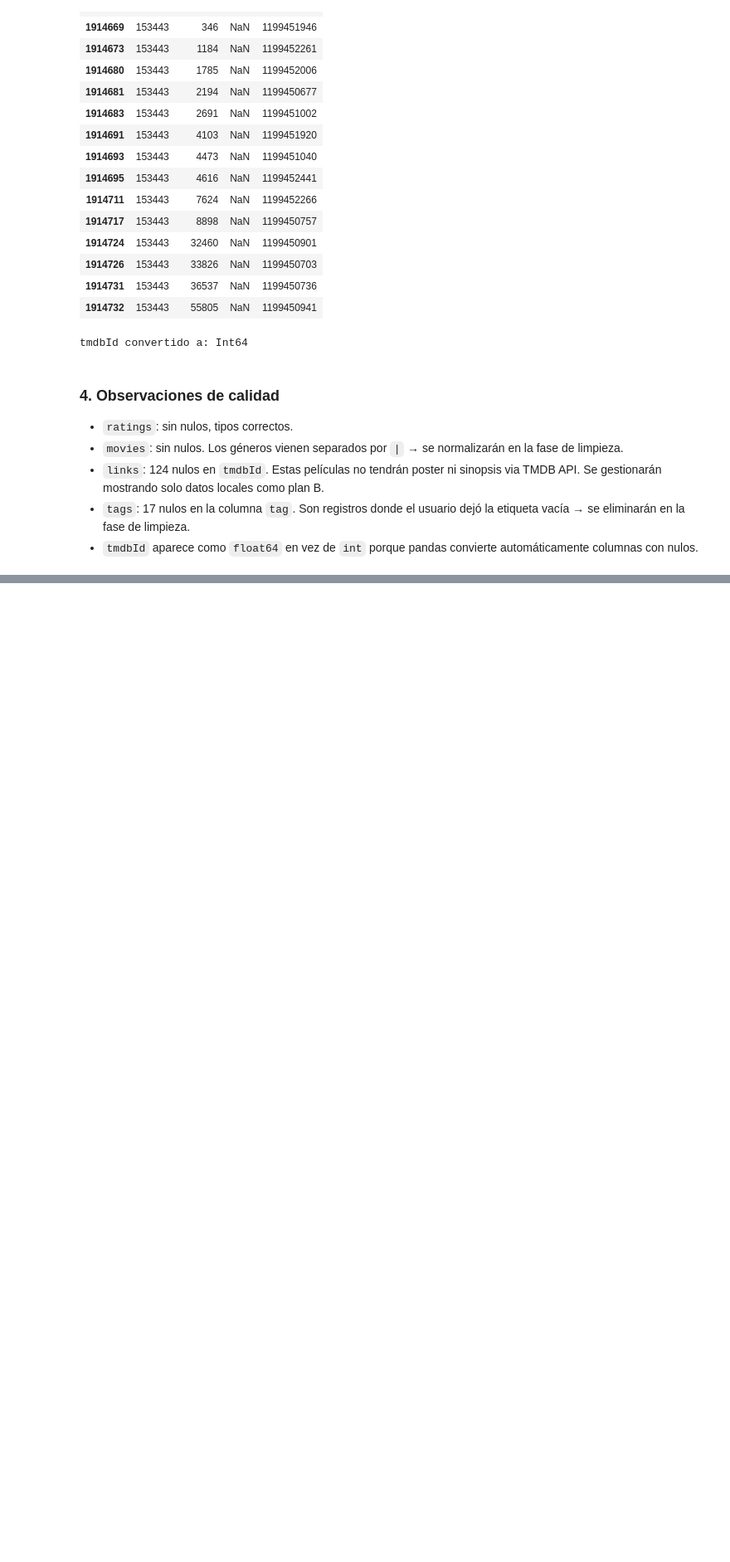
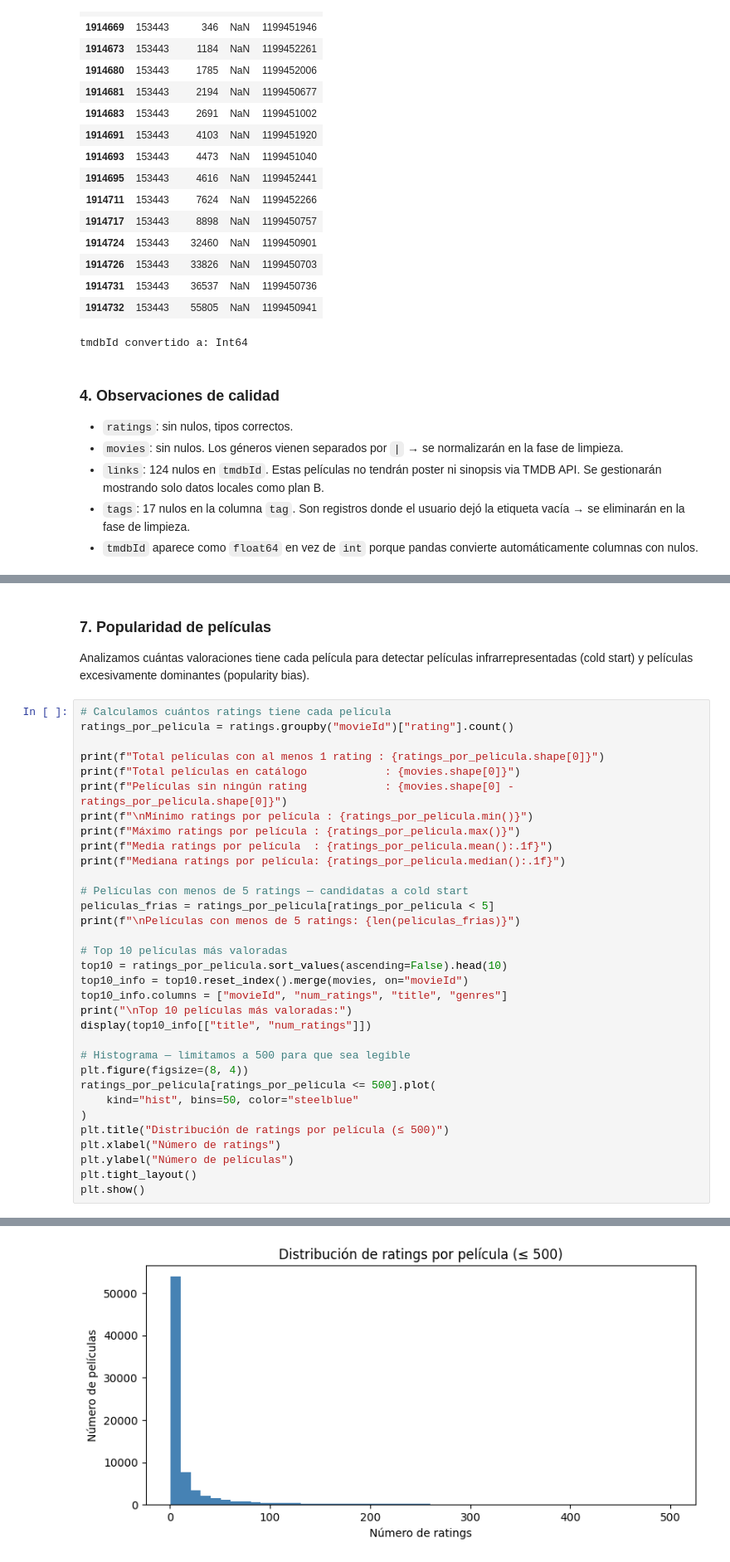
Before and after one commit to badrlah9/CineMatch-Sistema-de-recomendacion-peliculas, a Jupyter notebook: src/pipline/notebooks/eda.ipynb, the cells around one changed output, grey strips where cells are left out. Shown at 83% size. Saved outputs shown, nothing was run; the diff lists cells and outputs as text; blank space fills up the shorter version.

```diff
--- a/src/pipline/notebooks/eda.ipynb
+++ b/src/pipline/notebooks/eda.ipynb
@@ -156,0 +254,39 @@ tmdbId convertido a: Int64
+# %% [markdown]
+### 7. Popularidad de películas
+Analizamos cuántas valoraciones tiene cada película para detectar
+películas infrarrepresentadas (cold start) y películas
+excesivamente dominantes (popularity bias).
+# %%
+# Calculamos cuántos ratings tiene cada película
+ratings_por_pelicula = ratings.groupby("movieId")["rating"].count()
+
+print(f"Total películas con al menos 1 rating : {ratings_por_pelicula.shape[0]}")
+print(f"Total películas en catálogo            : {movies.shape[0]}")
+print(f"Películas sin ningún rating            : {movies.shape[0] - ratings_por_pelicula.shape[0]}")
+print(f"\nMínimo ratings por película : {ratings_por_pelicula.min()}")
+print(f"Máximo ratings por película : {ratings_por_pelicula.max()}")
+print(f"Media ratings por película  : {ratings_por_pelicula.mean():.1f}")
+print(f"Mediana ratings por película: {ratings_por_pelicula.median():.1f}")
+
+# Películas con menos de 5 ratings — candidatas a cold start
+peliculas_frias = ratings_por_pelicula[ratings_por_pelicula < 5]
+print(f"\nPelículas con menos de 5 ratings: {len(peliculas_frias)}")
+
+# Top 10 películas más valoradas
+top10 = ratings_por_pelicula.sort_values(ascending=False).head(10)
+top10_info = top10.reset_index().merge(movies, on="movieId")
+top10_info.columns = ["movieId", "num_ratings", "title", "genres"]
+print("\nTop 10 películas más valoradas:")
+display(top10_info[["title", "num_ratings"]])
+
+# Histograma — limitamos a 500 para que sea legible
+plt.figure(figsize=(8, 4))
+ratings_por_pelicula[ratings_por_pelicula <= 500].plot(
+    kind="hist", bins=50, color="steelblue"
+)
+plt.title("Distribución de ratings por película (≤ 500)")
+plt.xlabel("Número de ratings")
+plt.ylabel("Número de películas")
+plt.tight_layout()
+plt.show()
+# %% [output]
@@ -156,0 +316 @@ tmdbId convertido a: Int64
+[figure, added]
```
Also changed, not shown: parts of 9 cells of this notebook.
